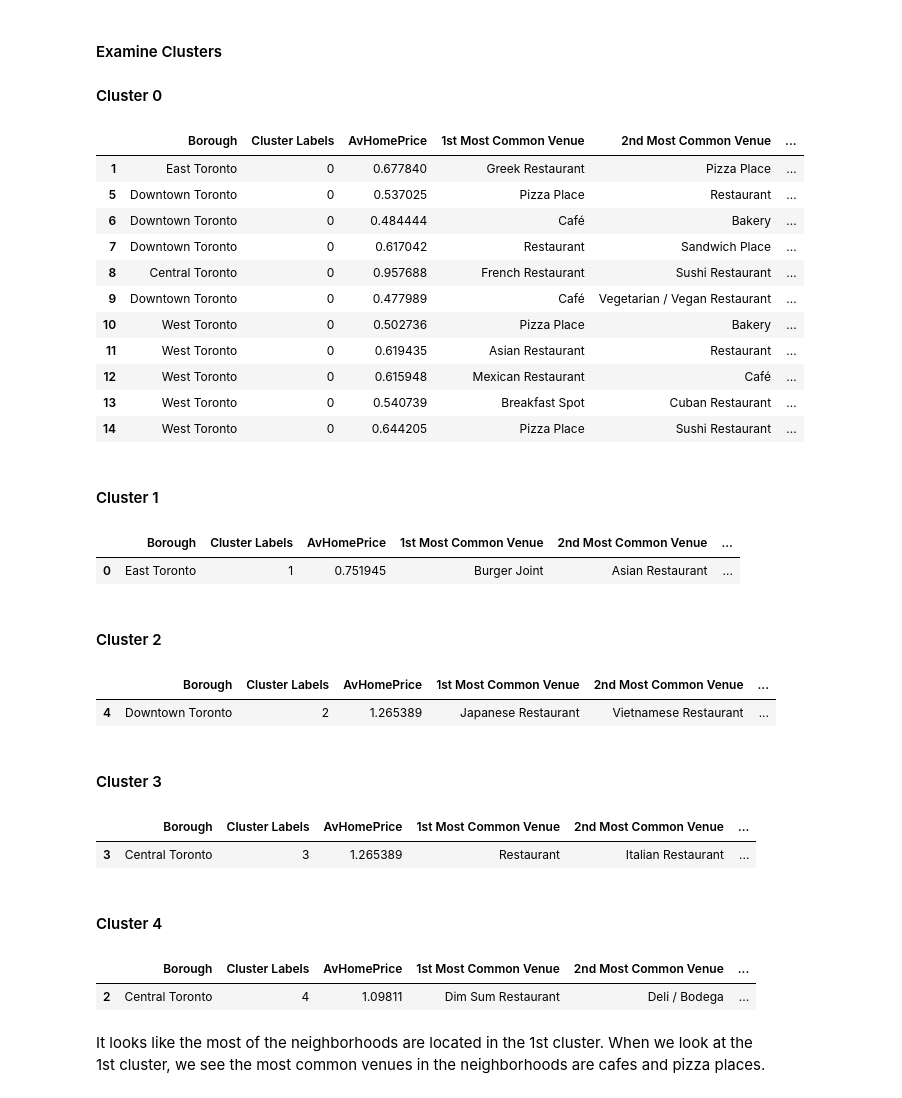
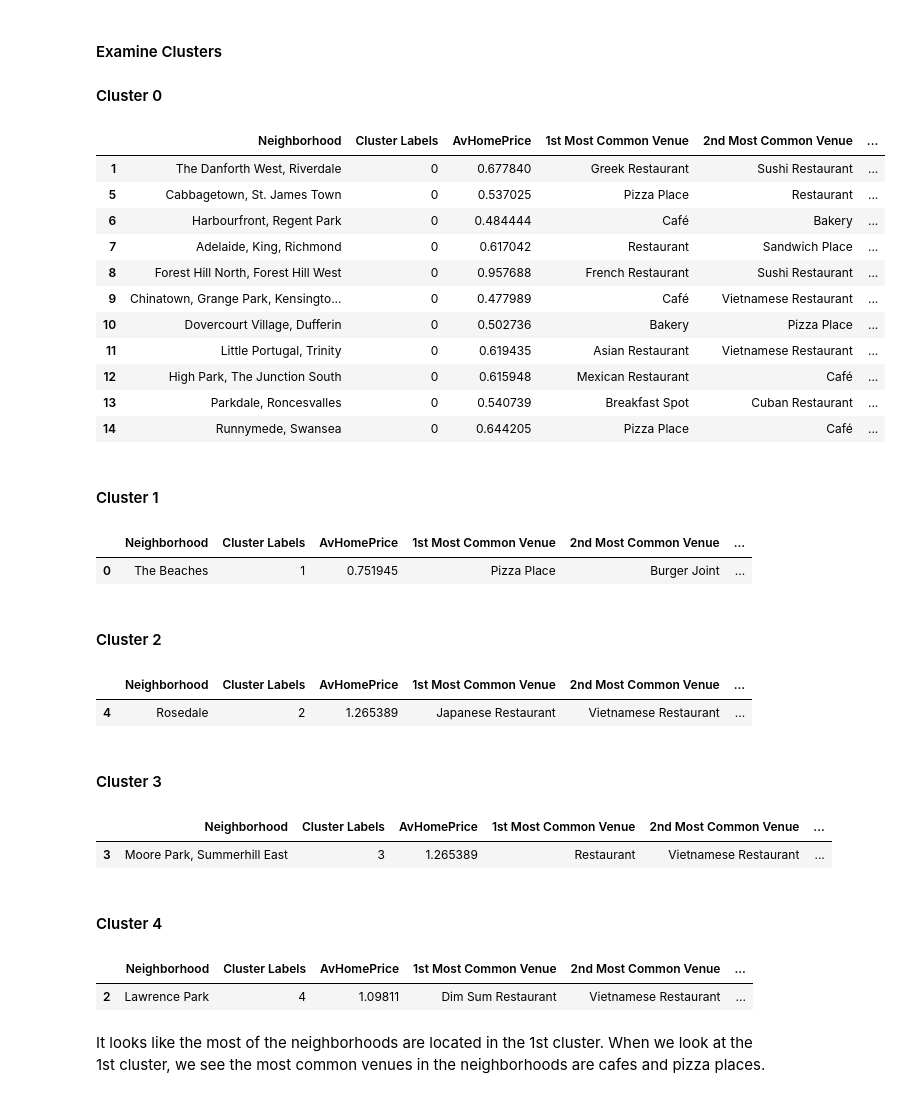
Before and after one commit to lammo74/github-example, a Jupyter notebook: Rest01-Report.ipynb, the cells around one changed output. Drawn from its saved outputs; the diff is of its cells as text; code cells hidden in the pictures.

```diff
--- a/Rest01-Report.ipynb
+++ b/Rest01-Report.ipynb
@@ -572,48 +594,48 @@ map_clusters
 <h4>Examine Clusters<h4>
 Cluster 0
 # %%
-toronto_merged.loc[toronto_merged['Cluster Labels'] == 0, toronto_merged.columns[[1] + list(range(5, toronto_merged.shape[1]))]]
+toronto_merged.loc[toronto_merged['Cluster Labels'] == 0, toronto_merged.columns[[2] + list(range(5, toronto_merged.shape[1]))]]
 # %% [output]
-|  | Borough | Cluster Labels | AvHomePrice | 1st Most Common Venue | 2nd Most Common Venue | ... |
-| 1 | East Toronto | 0 | 0.677840 | Greek Restaurant | Pizza Place | ... |
-| 5 | Downtown Toronto | 0 | 0.537025 | Pizza Place | Restaurant | ... |
-| 6 | Downtown Toronto | 0 | 0.484444 | Café | Bakery | ... |
-| 7 | Downtown Toronto | 0 | 0.617042 | Restaurant | Sandwich Place | ... |
-| 8 | Central Toronto | 0 | 0.957688 | French Restaurant | Sushi Restaurant | ... |
-| 9 | Downtown Toronto | 0 | 0.477989 | Café | Vegetarian / Vegan Restaurant | ... |
-| 10 | West Toronto | 0 | 0.502736 | Pizza Place | Bakery | ... |
-| 11 | West Toronto | 0 | 0.619435 | Asian Restaurant | Restaurant | ... |
-| 12 | West Toronto | 0 | 0.615948 | Mexican Restaurant | Café | ... |
-| 13 | West Toronto | 0 | 0.540739 | Breakfast Spot | Cuban Restaurant | ... |
-| 14 | West Toronto | 0 | 0.644205 | Pizza Place | Sushi Restaurant | ... |
+|  | Neighborhood | Cluster Labels | AvHomePrice | 1st Most Common Venue | 2nd Most Common Venue | ... |
+| 1 | The Danforth West, Riverdale | 0 | 0.677840 | Greek Restaurant | Sushi Restaurant | ... |
+| 5 | Cabbagetown, St. James Town | 0 | 0.537025 | Pizza Place | Restaurant | ... |
+| 6 | Harbourfront, Regent Park | 0 | 0.484444 | Café | Bakery | ... |
+| 7 | Adelaide, King, Richmond | 0 | 0.617042 | Restaurant | Sandwich Place | ... |
+| 8 | Forest Hill North, Forest Hill West | 0 | 0.957688 | French Restaurant | Sushi Restaurant | ... |
+| 9 | Chinatown, Grange Park, Kensingto... | 0 | 0.477989 | Café | Vietnamese Restaurant | ... |
+| 10 | Dovercourt Village, Dufferin | 0 | 0.502736 | Bakery | Pizza Place | ... |
+| 11 | Little Portugal, Trinity | 0 | 0.619435 | Asian Restaurant | Vietnamese Restaurant | ... |
+| 12 | High Park, The Junction South | 0 | 0.615948 | Mexican Restaurant | Café | ... |
+| 13 | Parkdale, Roncesvalles | 0 | 0.540739 | Breakfast Spot | Cuban Restaurant | ... |
+| 14 | Runnymede, Swansea | 0 | 0.644205 | Pizza Place | Café | ... |
 # %% [markdown]
 <h4>Cluster 1</h4>
 # %%
-toronto_merged.loc[toronto_merged['Cluster Labels'] == 1, toronto_merged.columns[[1] + list(range(5, toronto_merged.shape[1]))]]
+toronto_merged.loc[toronto_merged['Cluster Labels'] == 1, toronto_merged.columns[[2] + list(range(5, toronto_merged.shape[1]))]]
 # %% [output]
-|  | Borough | Cluster Labels | AvHomePrice | 1st Most Common Venue | 2nd Most Common Venue | ... |
-| 0 | East Toronto | 1 | 0.751945 | Burger Joint | Asian Restaurant | ... |
+|  | Neighborhood | Cluster Labels | AvHomePrice | 1st Most Common Venue | 2nd Most Common Venue | ... |
+| 0 | The Beaches | 1 | 0.751945 | Pizza Place | Burger Joint | ... |
 # %% [markdown]
 <h4>Cluster 2</h4>
 # %%
-toronto_merged.loc[toronto_merged['Cluster Labels'] == 2, toronto_merged.columns[[1] + list(range(5, toronto_merged.shape[1]))]]
+toronto_merged.loc[toronto_merged['Cluster Labels'] == 2, toronto_merged.columns[[2] + list(range(5, toronto_merged.shape[1]))]]
 # %% [output]
-|  | Borough | Cluster Labels | AvHomePrice | 1st Most Common Venue | 2nd Most Common Venue | ... |
-| 4 | Downtown Toronto | 2 | 1.265389 | Japanese Restaurant | Vietnamese Restaurant | ... |
+|  | Neighborhood | Cluster Labels | AvHomePrice | 1st Most Common Venue | 2nd Most Common Venue | ... |
+| 4 | Rosedale | 2 | 1.265389 | Japanese Restaurant | Vietnamese Restaurant | ... |
 # %% [markdown]
 <h4>Cluster 3</h4>
 # %%
-toronto_merged.loc[toronto_merged['Cluster Labels'] == 3, toronto_merged.columns[[1] + list(range(5, toronto_merged.shape[1]))]]
+toronto_merged.loc[toronto_merged['Cluster Labels'] == 3, toronto_merged.columns[[2] + list(range(5, toronto_merged.shape[1]))]]
 # %% [output]
-|  | Borough | Cluster Labels | AvHomePrice | 1st Most Common Venue | 2nd Most Common Venue | ... |
-| 3 | Central Toronto | 3 | 1.265389 | Restaurant | Italian Restaurant | ... |
+|  | Neighborhood | Cluster Labels | AvHomePrice | 1st Most Common Venue | 2nd Most Common Venue | ... |
+| 3 | Moore Park, Summerhill East | 3 | 1.265389 | Restaurant | Vietnamese Restaurant | ... |
 # %% [markdown]
 <h4>Cluster 4</h4>
 # %%
-toronto_merged.loc[toronto_merged['Cluster Labels'] == 4, toronto_merged.columns[[1] + list(range(5, toronto_merged.shape[1]))]]
+toronto_merged.loc[toronto_merged['Cluster Labels'] == 4, toronto_merged.columns[[2] + list(range(5, toronto_merged.shape[1]))]]
 # %% [output]
-|  | Borough | Cluster Labels | AvHomePrice | 1st Most Common Venue | 2nd Most Common Venue | ... |
-| 2 | Central Toronto | 4 | 1.09811 | Dim Sum Restaurant | Deli / Bodega | ... |
+|  | Neighborhood | Cluster Labels | AvHomePrice | 1st Most Common Venue | 2nd Most Common Venue | ... |
+| 2 | Lawrence Park | 4 | 1.09811 | Dim Sum Restaurant | Vietnamese Restaurant | ... |
 # %% [markdown]
 It looks like the most of the neighborhoods are located in the 1st cluster.
 When we look at the 1st cluster, we see the most common venues in the neighborhoods are cafes and pizza places.
```
Also changed, not shown: parts of 12 cells of this notebook, 1 other file.
